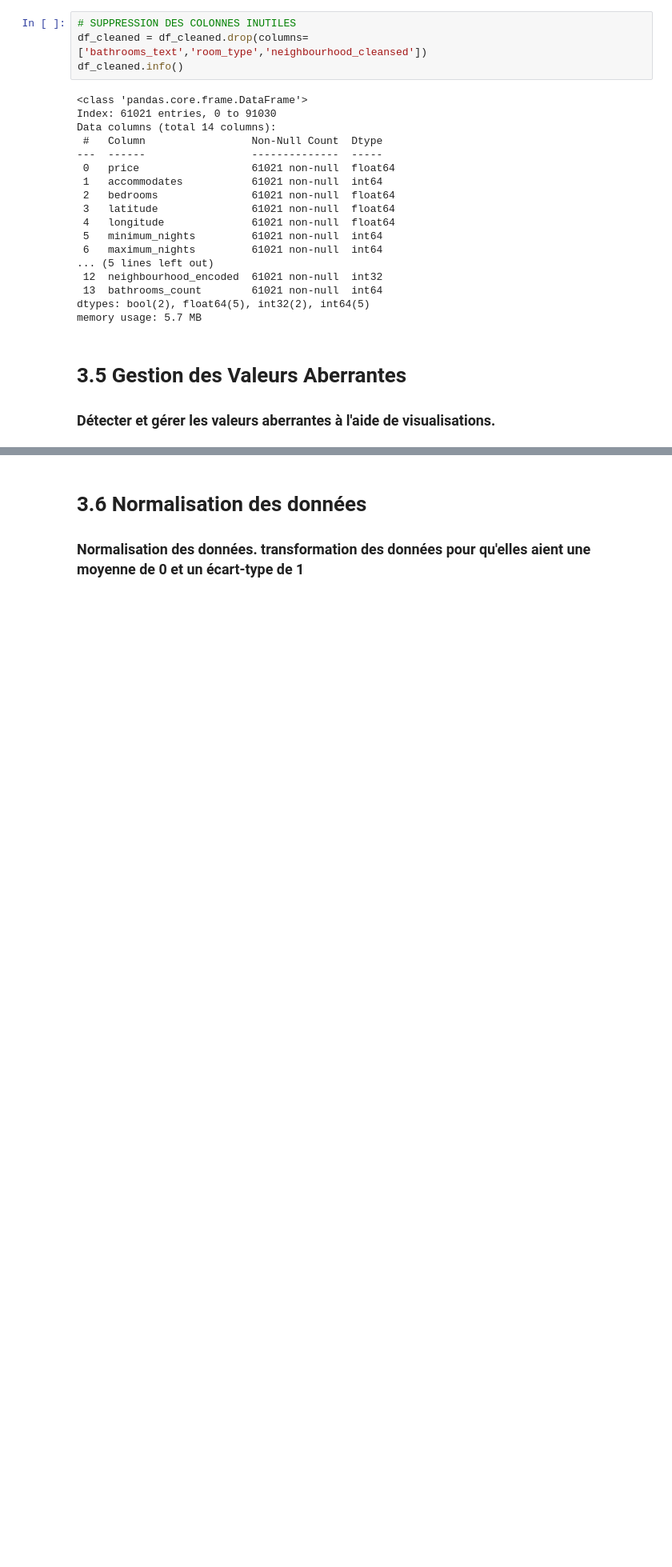
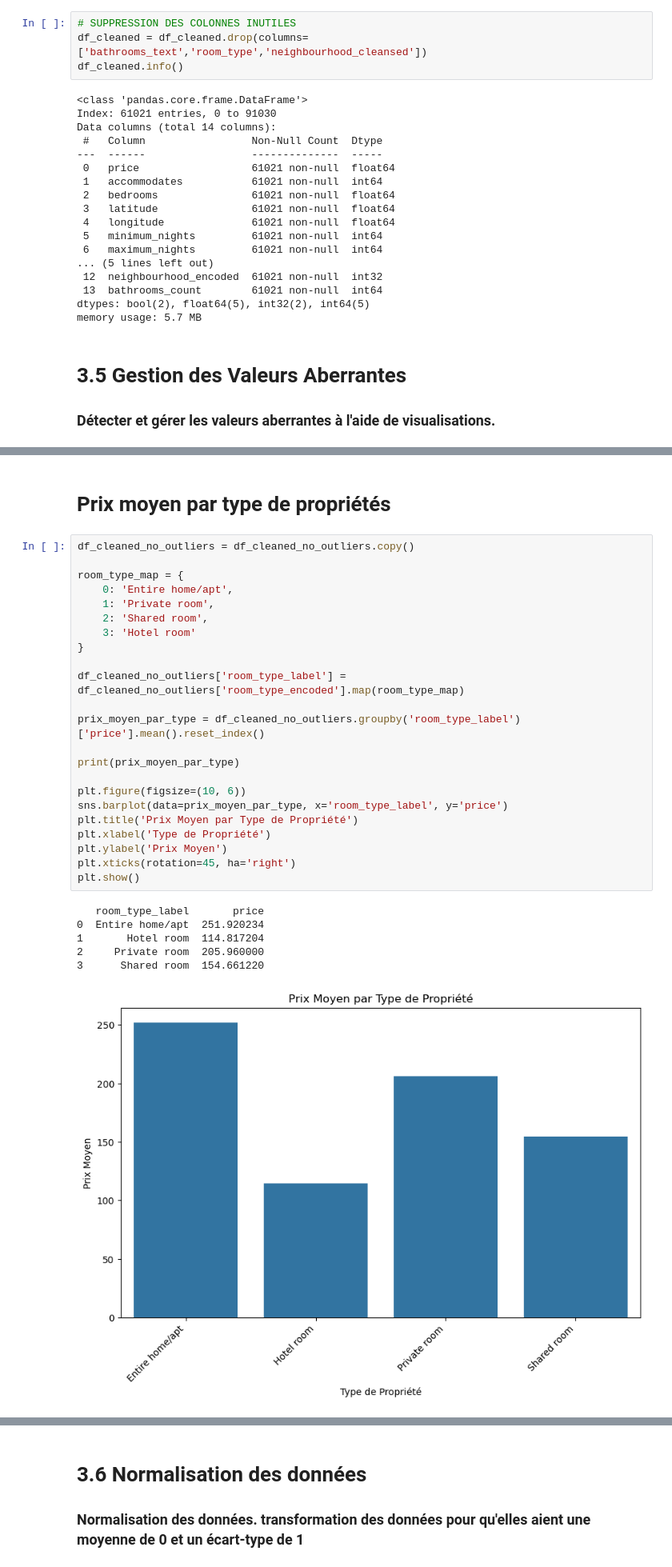
Before and after one commit to TheoPERSONNE/ProjetAirBNB, a Jupyter notebook: AirBnBDataSet.ipynb, the cells around one changed output, grey strips where cells are left out. Shown at 80% size. Cells and saved outputs as stored; diff of their text form; blank space fills up the shorter version.

```diff
--- a/AirBnBDataSet.ipynb
+++ b/AirBnBDataSet.ipynb
@@ -295,0 +307,32 @@ max        450.000000
+# %% [markdown]
+# Prix moyen par type de propriétés
+# %%
+df_cleaned_no_outliers = df_cleaned_no_outliers.copy()
+
+room_type_map = {
+    0: 'Entire home/apt',
+    1: 'Private room',
+    2: 'Shared room',
+    3: 'Hotel room'
+}
+
+df_cleaned_no_outliers['room_type_label'] = df_cleaned_no_outliers['room_type_encoded'].map(room_type_map)
+
+prix_moyen_par_type = df_cleaned_no_outliers.groupby('room_type_label')['price'].mean().reset_index()
+
+print(prix_moyen_par_type)
+
+plt.figure(figsize=(10, 6))
+sns.barplot(data=prix_moyen_par_type, x='room_type_label', y='price')
+plt.title('Prix Moyen par Type de Propriété')
+plt.xlabel('Type de Propriété')
+plt.ylabel('Prix Moyen')
+plt.xticks(rotation=45, ha='right')
+plt.show()
+# %% [output]
+   room_type_label       price
+0  Entire home/apt  251.920234
+1       Hotel room  114.817204
+2     Private room  205.960000
+3      Shared room  154.661220
+[figure, added]
```
Also changed, not shown: parts of 8 cells of this notebook.
